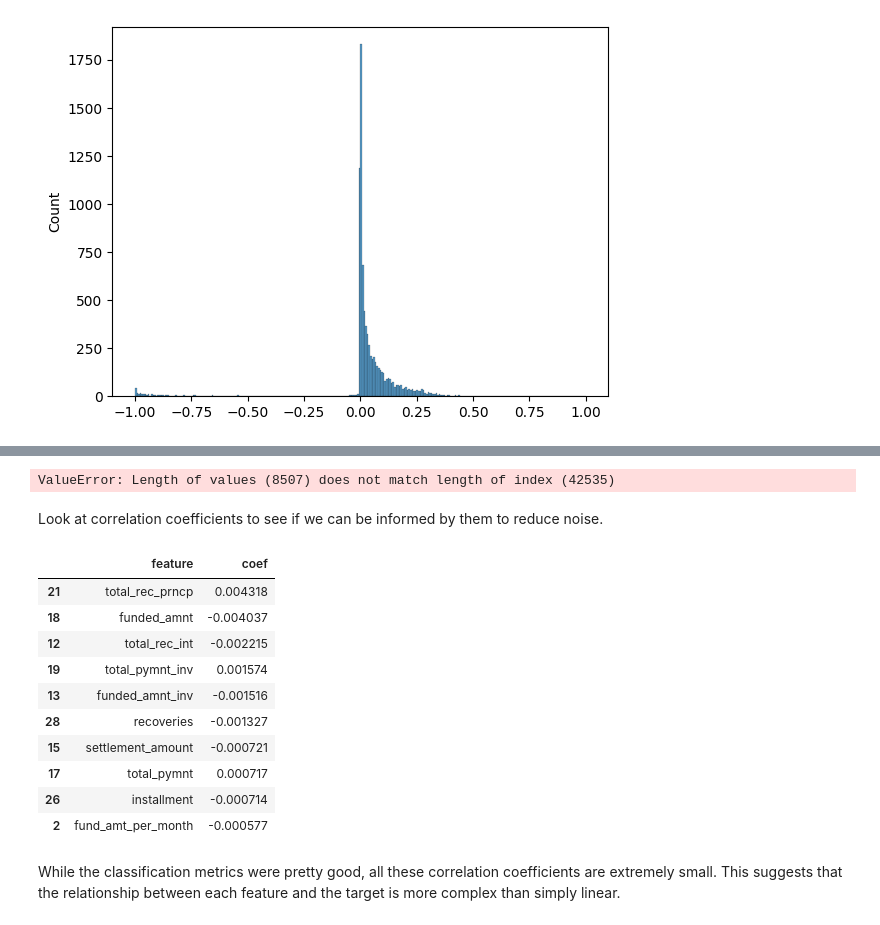
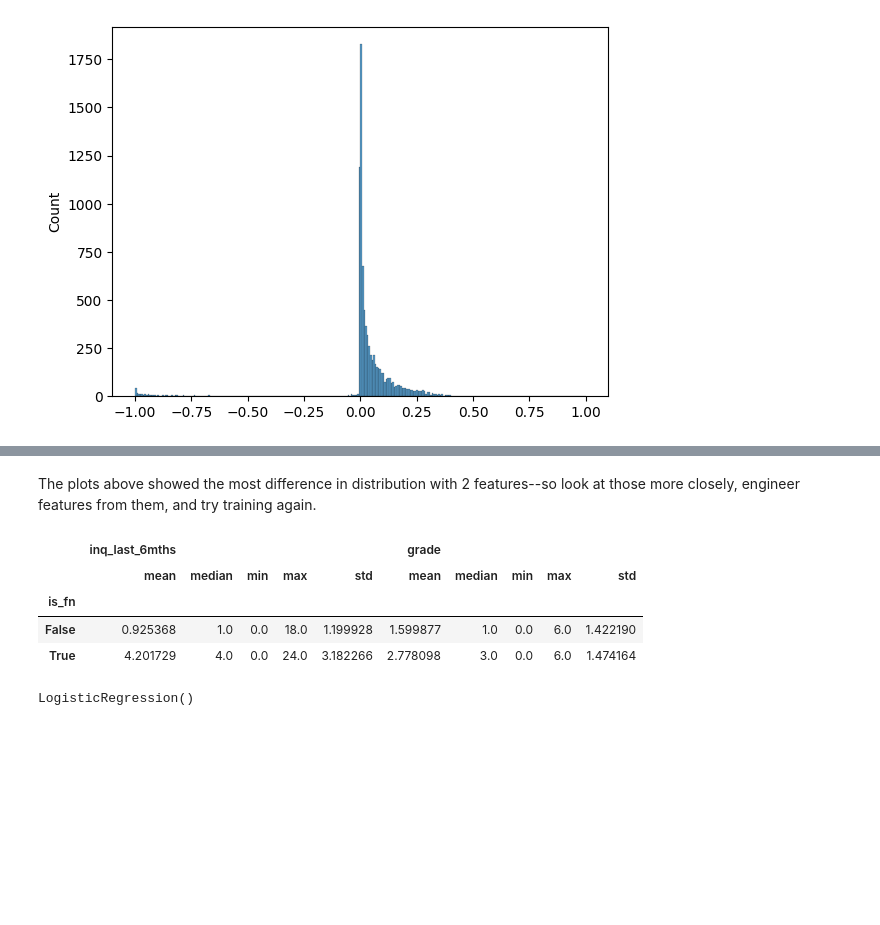
Before and after one commit to ellynkeith/ML_AI, a Jupyter notebook: binary_classification_task/binary_cls.ipynb, the cells around one changed output, grey strips where cells are left out. Drawn from its saved outputs; the diff is of its cells as text; code cells hidden in the pictures; blank space fills up the shorter version.

```diff
--- a/binary_classification_task/binary_cls.ipynb
+++ b/binary_classification_task/binary_cls.ipynb
@@ -218,33 +205,11 @@ plt.show()
-# %%
-_df = df.copy()
-_df[TARGET_VAR] = target
-_df['color'] = ['FNs' if abs(x) < 0.4 else 'TPs' for x in residuals]
-
-features = [c for c in _df.columns if c not in ['loan_status', 'color']]
-charged_off = _df[_df['loan_status'] == 0]
-
-fig, axes = plt.subplots(nrows=len(features), ncols=1, figsize=(10, 5 * len(features)))
-palette = {
-    'FNs': 'red',
-    'TPs': 'blue'
-}
-for i, feature in enumerate(features):
-  ax = axes[i]
-  sns.kdeplot(
-        data=charged_off,
-        x=charged_off[feature],
-        hue='color',
-        ax=ax,
-        palette=palette,
-        fill=True
-    )
-  ax.set_xlabel(feature)
-  ax.set_ylabel('Loan Status')
-  ax.set_title(f'{feature} vs. loan status')
-
-plt.tight_layout()
-plt.show()
-# %% [output]
-ValueError: Length of values (8507) does not match length of index (42535)
-# %% [markdown]
-Look at correlation coefficients to see if we can be informed by them to reduce noise.
+# %% [markdown]
+The plots above showed the most difference in distribution with 2 features--so look at those more closely, engineer features from them, and try training again.
+# %%
+tmp = temp_df[['inq_last_6mths', 'grade', 'is_fn']].copy()
+tmp.groupby('is_fn').agg(['mean', 'median', 'min', 'max', 'std'])
+# %% [output]
+|  | inq_last_6mths |  |  |  |  | grade |  |  |  |  |
+|  | mean | median | min | max | std | mean | median | min | max | std |
+| is_fn |  |  |  |  |  |  |  |  |  |  |
+| False | 0.925368 | 1.0 | 0.0 | 18.0 | 1.199928 | 1.599877 | 1.0 | 0.0 | 6.0 | 1.422190 |
+| True | 4.201729 | 4.0 | 0.0 | 24.0 | 3.182266 | 2.778098 | 3.0 | 0.0 | 6.0 | 1.474164 |
@@ -251,21 +219,12 @@ Look at correlation coefficients to see if we can be informed by them to reduce
 # %%
-corrs = pd.DataFrame({
-    'feature': df.columns,
-    'coef': clf.coef_[0]
-}).sort_values(by='coef', key=abs, ascending=False)
+X = df.values
+y = target.values
+
+X_train, X_test, y_train, y_test = train_test_split(X, y, test_size=0.2, random_state=43)
+
+clf = LogisticRegression()
+clf.fit(X_train, y_train)
+# %% [output]
+LogisticRegression()
 # %%
-corrs.head(10)
+clf_report_new = classification_report(y_test, clf.predict(X_test), output_dict=True)
-# %% [output]
-|  | feature | coef |
-| 21 | total_rec_prncp | 0.004318 |
-| 18 | funded_amnt | -0.004037 |
-| 12 | total_rec_int | -0.002215 |
-| 19 | total_pymnt_inv | 0.001574 |
-| 13 | funded_amnt_inv | -0.001516 |
-| 28 | recoveries | -0.001327 |
-| 15 | settlement_amount | -0.000721 |
-| 17 | total_pymnt | 0.000717 |
-| 26 | installment | -0.000714 |
-| 2 | fund_amt_per_month | -0.000577 |
-# %% [markdown]
-While the classification metrics were pretty good, all these correlation coefficients are extremely small. This suggests that the relationship between each feature and the target is more complex than simply linear.
```
Also changed, not shown: parts of 22 cells of this notebook.
